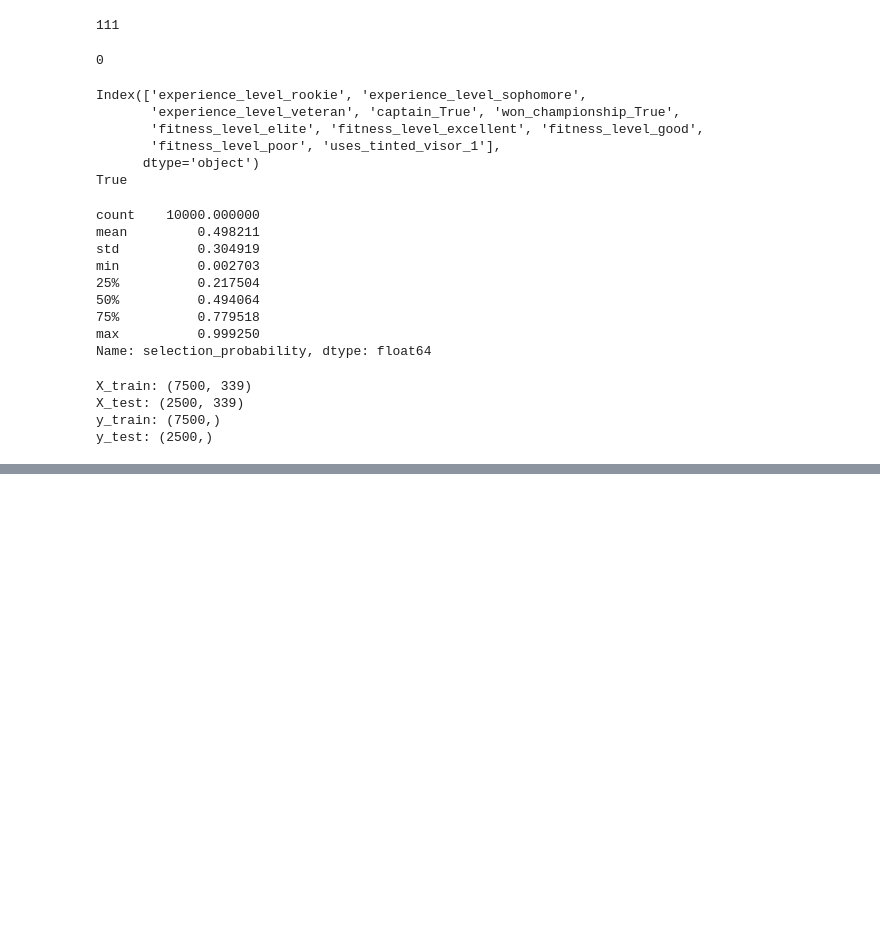
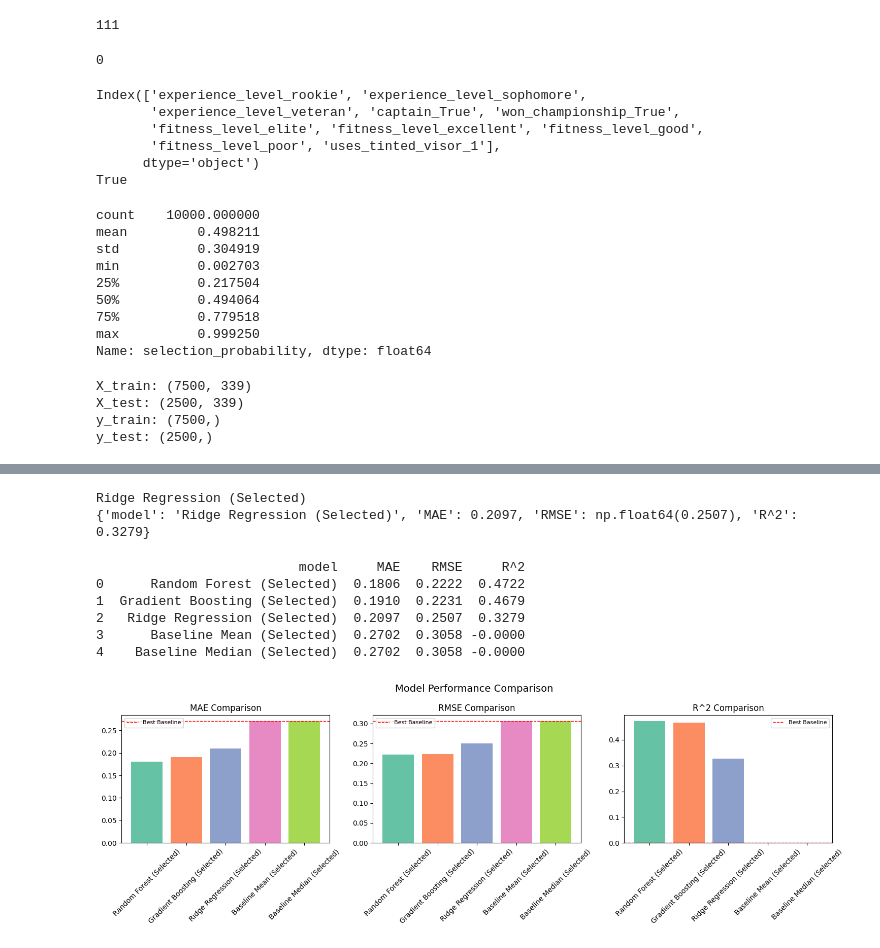
Before and after one commit to Dawood149/Knowledge-Discovery-and-Data-Mining-Project, a Jupyter notebook: Phase 1 + 2.ipynb, the cells around one changed output, grey strips where cells are left out. Saved outputs shown, nothing was run; the diff lists cells and outputs as text; code cells hidden in the pictures; blank space fills up the shorter version.

```diff
--- a/Phase 1 + 2.ipynb
+++ b/Phase 1 + 2.ipynb
@@ -525,0 +604,44 @@ RandomForestRegressor(random_state=10)
+# %%
+ridge_pipeline = Pipeline([
+    ("scaler", StandardScaler()),
+    ("ridge", Ridge(alpha=1.0))
+])
+ridge_pipeline.fit(X_train_selected, y_train)
+ridge_preds = ridge_pipeline.predict(X_test_selected)
+results.append(evaluate("Ridge Regression (Selected)", y_test, ridge_preds))
+print("Ridge Regression (Selected)")
+print(results[-1])
+# %% [output]
+Ridge Regression (Selected)
+{'model': 'Ridge Regression (Selected)', 'MAE': 0.2097, 'RMSE': np.float64(0.2507), 'R^2': 0.3279}
+# %%
+results_df = pd.DataFrame(results)
+results_df = results_df.sort_values("R^2", ascending=False).reset_index(drop=True)
+print(results_df)
+# %% [output]
+                          model     MAE    RMSE     R^2
+0      Random Forest (Selected)  0.1806  0.2222  0.4722
+1  Gradient Boosting (Selected)  0.1910  0.2231  0.4679
+2   Ridge Regression (Selected)  0.2097  0.2507  0.3279
+3      Baseline Mean (Selected)  0.2702  0.3058 -0.0000
+4    Baseline Median (Selected)  0.2702  0.3058 -0.0000
+# %%
+fig, axes = plt.subplots(1, 3, figsize=(15, 5))
+
+for ax, metric in zip(axes,["MAE", "RMSE", "R^2"]):
+    colors = sns.color_palette("Set2", n_colors=len(results_df))
+    ax.bar(results_df["model"], results_df[metric], color=colors)
+    ax.set_title(f"{metric} Comparison")
+    ax.tick_params(axis="x", rotation=45)
+    ax.axhline(
+        results_df[results_df["model"].str.startswith("Baseline")][metric].max(),
+        color="red", linestyle="--", linewidth=1,
+        label="Best Baseline"
+    )
+    ax.legend(fontsize=8)
+
+plt.suptitle("Model Performance Comparison", fontsize=14)
+plt.tight_layout()
+plt.show()
+# %% [output]
+[figure, added]
```
Also changed, not shown: parts of 13 cells of this notebook.
